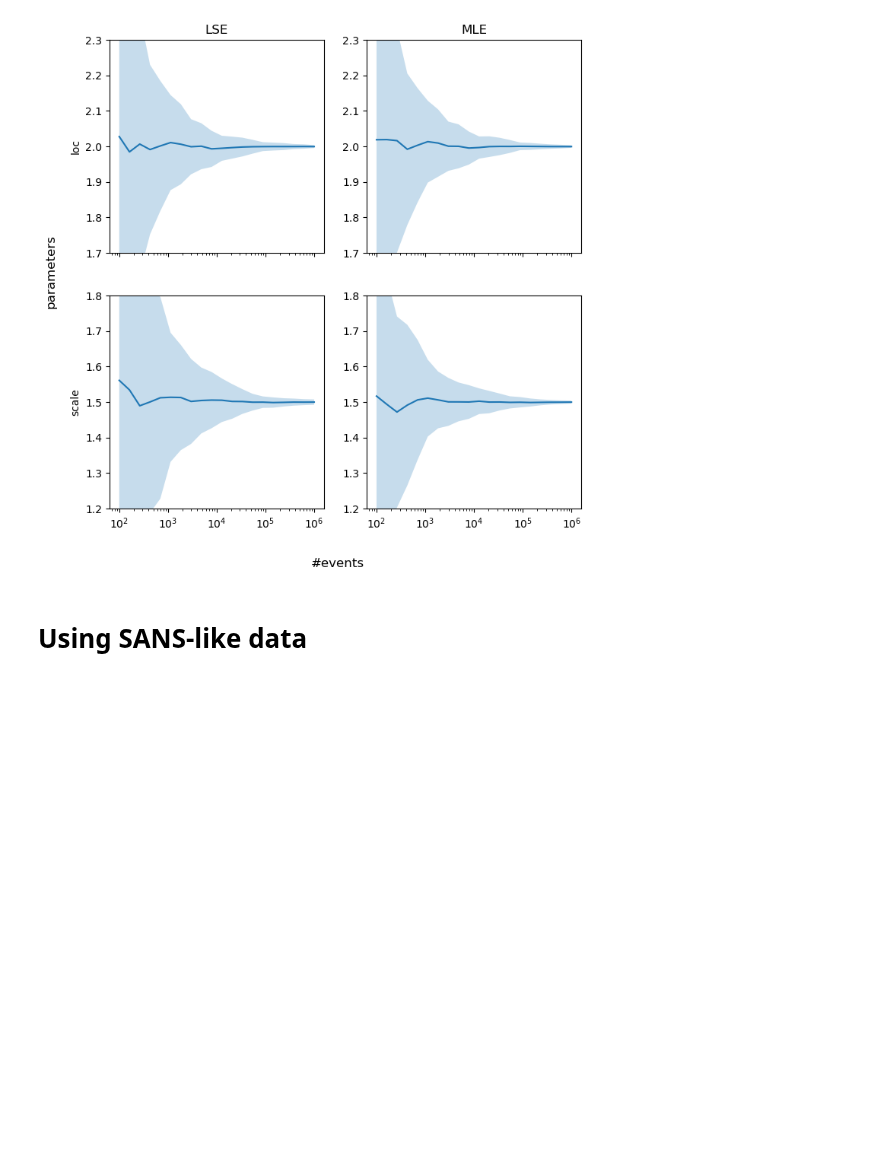
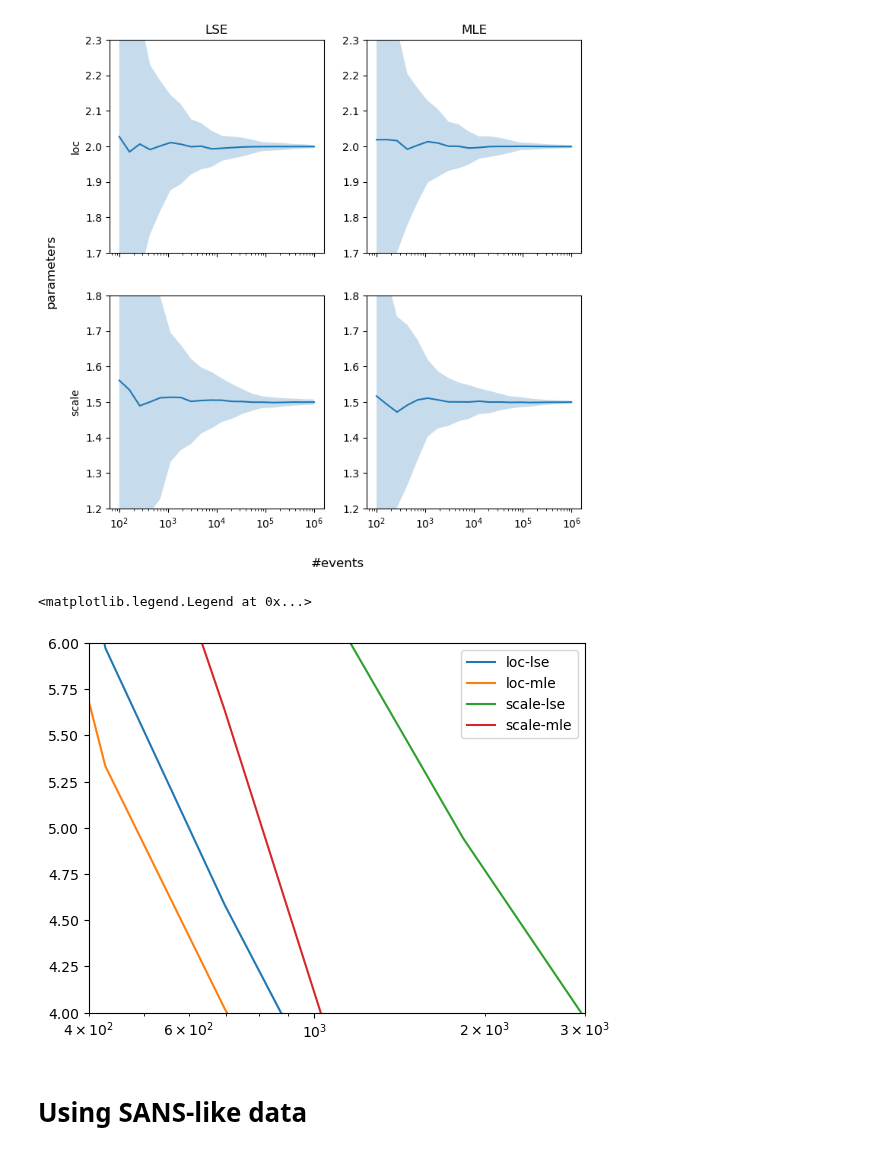
Before and after one commit to localoptimum/emtk, a Jupyter notebook: LSE-MLE comparison.ipynb, the cells around one changed output. Saved outputs shown, nothing was run; the diff lists cells and outputs as text; code cells hidden in the pictures; blank space fills up the shorter version.

```diff
--- a/LSE-MLE comparison.ipynb
+++ b/LSE-MLE comparison.ipynb
@@ -289,6 +300,34 @@ plt.savefig('mle-lse-convergence.png', bbox_inches='tight')
 plt.show()
 # %% [output]
 [figure]
+# %%
+# Variance is std.dev. squared
+# I know above it's a variance plot, but that's actually std.dev. which is plotted.
+eventx=pd_means.index.array
+stddev_loc_lse = pd_stds['loc_lse'].array
+stddev_loc_mle = pd_stds['loc_mle'].array
+stddev_scale_lse = pd_stds['scale_lse'].array
+stddev_scale_mle = pd_stds['scale_mle'].array
+
+stddev_loc_lse_pc = 100.0 * stddev_loc_lse / 2.0
+stddev_loc_mle_pc = 100.0 * stddev_loc_mle / 2.0
+stddev_scale_lse_pc = 100.0 * stddev_scale_lse / 1.5
+stddev_scale_mle_pc = 100.0 * stddev_scale_mle / 1.5
+
+fig,ax = plt.subplots()
+
+ax.plot(eventx, stddev_loc_lse_pc, label='loc-lse')
+ax.plot(eventx, stddev_loc_mle_pc, label='loc-mle')
+ax.plot(eventx, stddev_scale_lse_pc, label='scale-lse')
+ax.plot(eventx, stddev_scale_mle_pc, label='scale-mle')
+
+ax.set_xscale('log')
+ax.set_ylim([4,6])
+ax.set_xlim([400.0, 3000])
+ax.legend()
+# %% [output]
+<matplotlib.legend.Legend at 0x...>
+[figure, added]
 # %% [markdown]
 # Using SANS-like data
 # %% [markdown]
```
Also changed, not shown: parts of 4 cells of this notebook.
